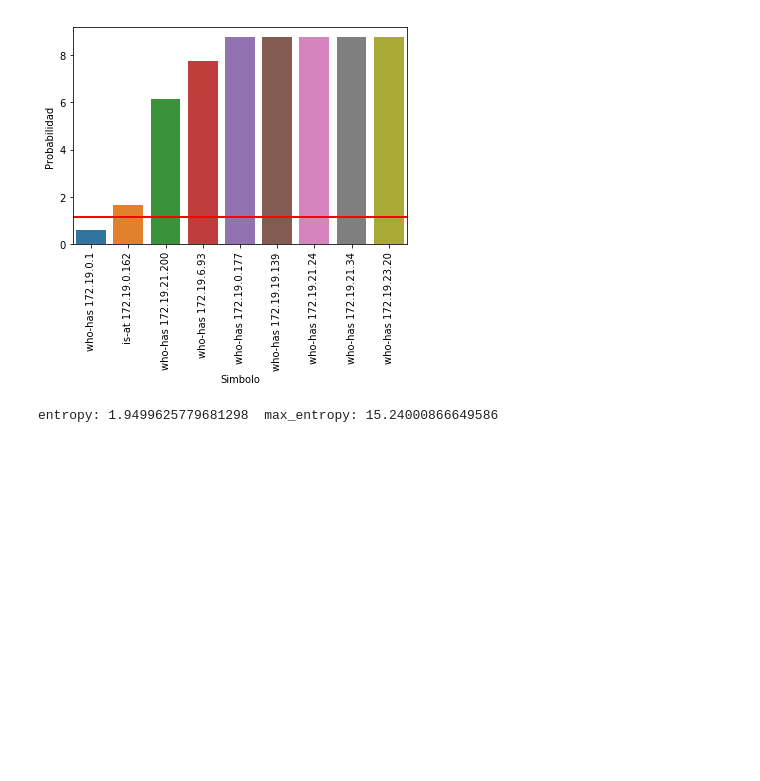
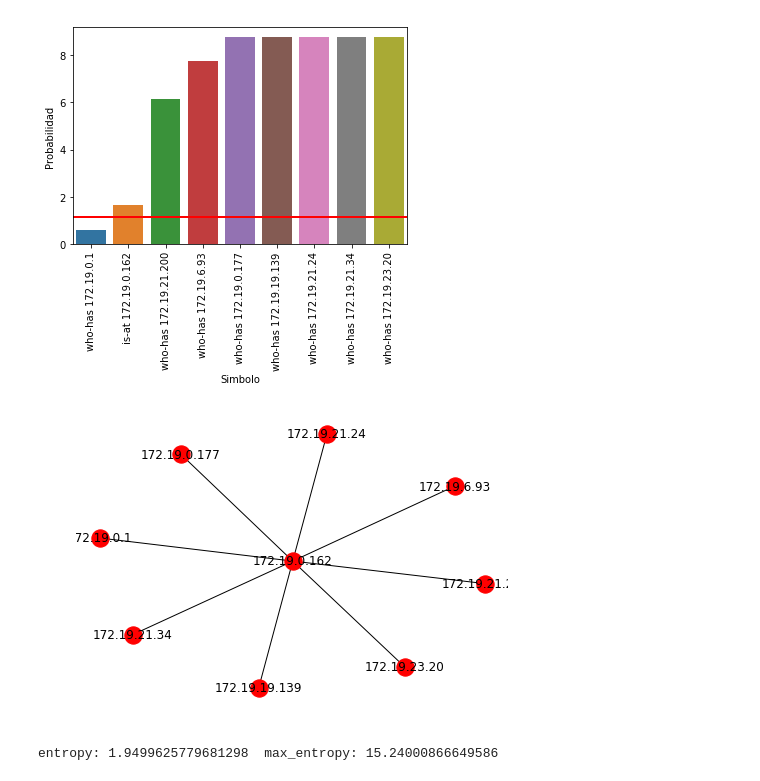
Before and after one commit to ZebaSz/tdc-tp1, a Jupyter notebook: script/Plots.ipynb, the cells around one changed output. Saved outputs shown, nothing was run; the diff lists cells and outputs as text; code cells hidden in the pictures; blank space fills up the shorter version.

Commit message:
Labels in graphs

```diff
--- a/script/Plots.ipynb
+++ b/script/Plots.ipynb
@@ -151,7 +151,7 @@ def net_graph(df):
         G.add_node(row['src'])
         G.add_node(row['dst'])
         G.add_edge(row['src'], row['dst'])
-    nx.draw(G, pos=nx.spring_layout(G))
+    nx.draw(G, pos=nx.spring_layout(G), with_labels = True)
 # %%
 # packets_mc = rdpcap("mc.cap")
 # packets_desp = rdpcap("desp.cap")
@@ -205,6 +205,10 @@ ax.axhline(y=entropy(summary_s2_mc), xmin=-1, xmax=1, color='r', linestyle='-',
 # %% [output]
 <matplotlib.lines.Line2D at 0x...>
 [figure]
+# %%
+net_graph(data_s2_mc)
+# %% [output]
+[figure, added]
 # %%
 data_s1_despe = createDataFrame_s1(packets_despe)
 summary_s1_despe = summaryDataFrame(data_s1_despe)
```
Also changed, not shown: parts of 1 cell of this notebook.
